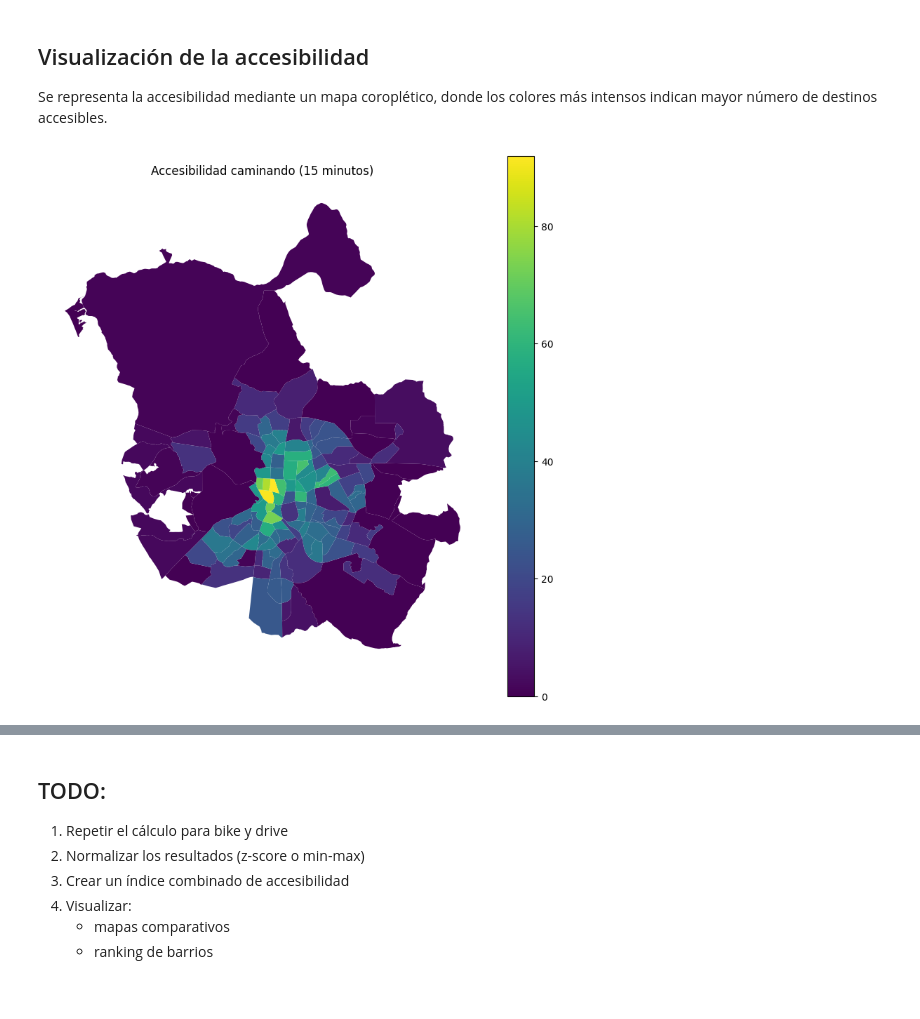
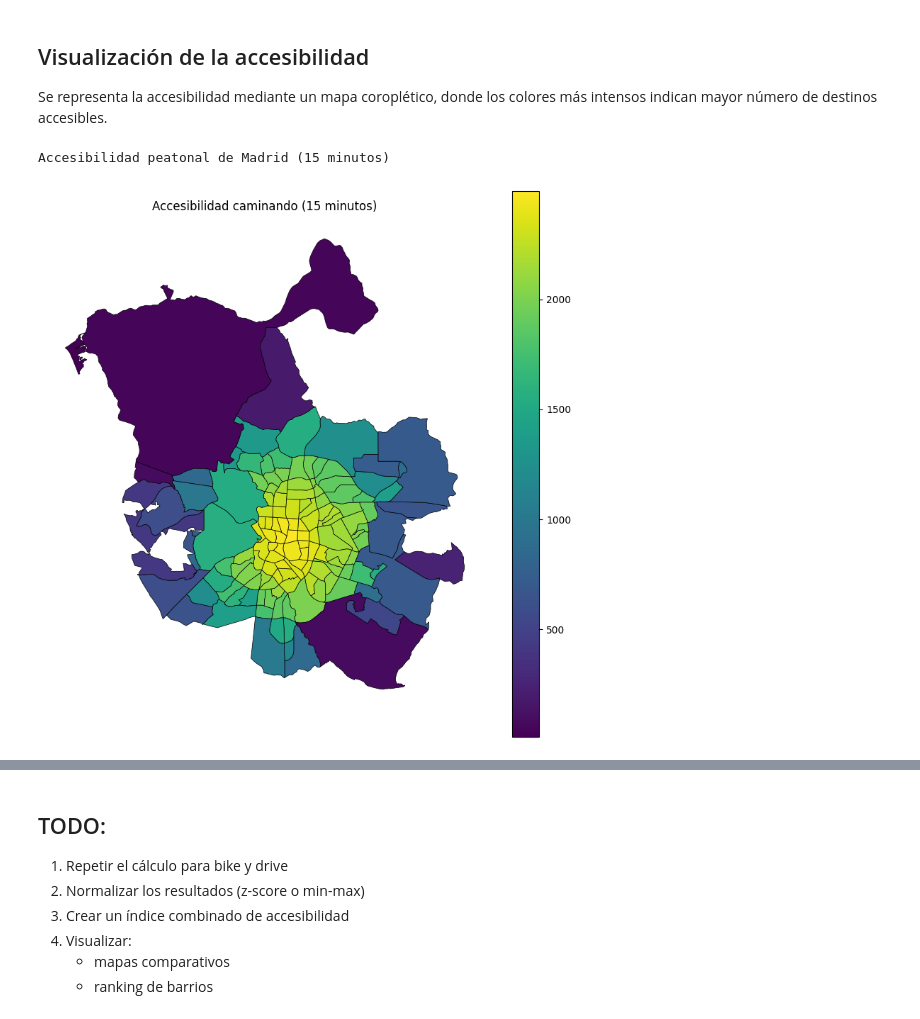
Before and after one commit to nt33/PRVD-Proyecto-OpenStreetMap, a Jupyter notebook: openstreetmap.ipynb, the cells around one changed output, grey strips where cells are left out. Drawn from its saved outputs; the diff is of its cells as text; code cells hidden in the pictures.

```diff
--- a/openstreetmap.ipynb
+++ b/openstreetmap.ipynb
@@ -39,9 +45,15 @@ city_name = "Madrid, Spain"
 
 # Red peatonal
 G_walk = ox.graph_from_place(city_name, network_type='walk')
+G_walk = ox.add_edge_speeds(G_walk)
+G_walk = ox.add_edge_travel_times(G_walk)
 
 # Red ciclista
 G_bike = ox.graph_from_place(city_name, network_type='bike')
+G_bike = ox.add_edge_speeds(G_bike)
+G_bike = ox.add_edge_travel_times(G_bike)
 
 # Red para automóviles
 G_drive = ox.graph_from_place(city_name, network_type='drive')
+G_drive = ox.add_edge_speeds(G_drive)
+G_drive = ox.add_edge_travel_times(G_drive)
@@ -147,30 +356,33 @@ En este proyecto, las isocronas permiten:
 # %%
-def create_isochrone(G, center_point, travel_speed_kph, travel_minutes):
+def create_isochrone(G, center_point, travel_minutes):
     """
-    Genera una isocrona a partir de un punto central.
+    Genera una isocrona basada en tiempo de viaje real.
 
     Parametros:
     - G : networkx.Graph
-        Grafo de la red de transporte.
+        Grafo con atributo 'travel_time'.
     - center_point : shapely.geometry.Point
         Punto de origen.
-    - travel_speed_kph : float
-        Velocidad media en km/h.
     - travel_minutes : int
         Tiempo máximo de viaje en minutos.
 
-    Devueleve:
+    Devuelve:
     shapely.geometry.Polygon
-        Polígono que representa el área accesible.
+        Polígono del área accesible.
     """
 
-    speed_m_per_min = travel_speed_kph * 1000 / 60
     center_node = ox.distance.nearest_nodes(G, center_point.x, center_point.y)
 
-    lengths = nx.single_source_dijkstra_path_length(G, center_node, weight='length')
-    max_distance = travel_minutes * speed_m_per_min
+    max_time = travel_minutes * 60  # segundos
 
-    reachable_nodes = [n for n, d in lengths.items() if d <= max_distance]
+    travel_times = nx.single_source_dijkstra_path_length(
+        G, center_node, weight='travel_time'
+    )
+
+    reachable_nodes = [
+        n for n, t in travel_times.items() if t <= max_time
+    ]
+
     coords = [(G.nodes[n]['x'], G.nodes[n]['y']) for n in reachable_nodes]
 
     if not coords:
@@ -199,5 +412,4 @@ Este enfoque permite comparar de manera objetiva la accesibilidad entre barrios
 # %%
-WALK_SPEED = 4.5  # km/h
 TIME = 15  # minutos
 
 results = []
@@ -205,7 +417,7 @@ results = []
 # Calcular accesibilidad peatonal para cada barrio
 for idx, row in neighborhoods.iterrows():
     centroid = row.geometry.centroid
-    isochrone = create_isochrone(G_walk, centroid, WALK_SPEED, TIME)
+    isochrone = create_isochrone(G_walk, centroid, TIME)
 
     count = 0 if isochrone is None else destinations.within(isochrone).sum()
 
@@ -227,13 +485,23 @@ Se representa la accesibilidad mediante un mapa coroplético, donde los colores
 # %%
 fig, ax = plt.subplots(1, 1, figsize=(10, 10))
 accessibility_walk.plot(
     column='walk_accessibility',
     cmap='viridis',
+    edgecolor='black',
+    linewidth=0.5,
     legend=True,
     ax=ax
 )
 ax.set_title('Accesibilidad caminando (15 minutos)')
 ax.axis('off')
-plt.show()
+
+# Guardar figura
+fig.savefig(
+    "graficas/accesibilidad_peatonal_madrid.png",
+    dpi=300,
+    bbox_inches='tight'
+)
+print("Accesibilidad peatonal de Madrid (15 minutos)")
 # %% [output]
+Accesibilidad peatonal de Madrid (15 minutos)
-[figure, old version]
+[figure, new version]
```
Also changed, not shown: parts of 21 cells of this notebook, 10 other files.
